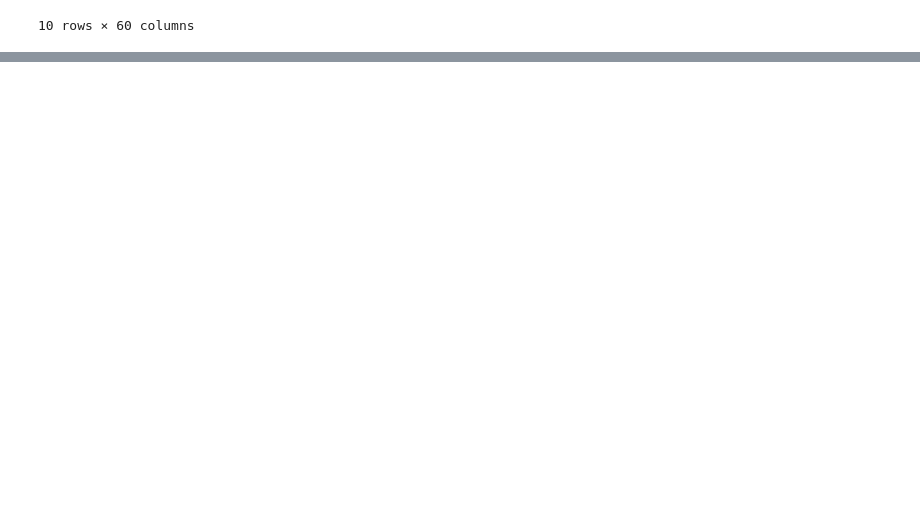
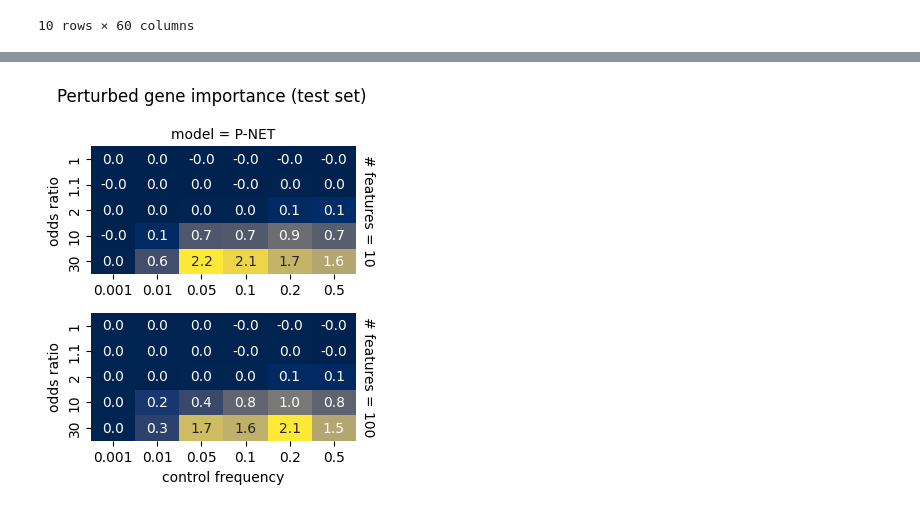
Before and after one commit to millergw/pnet, a Jupyter notebook: notebooks/get_1D_simulation_results.ipynb, the cells around one changed output, grey strips where cells are left out. Saved outputs shown, nothing was run; the diff lists cells and outputs as text; code cells hidden in the pictures; blank space fills up the shorter version.

```diff
--- a/notebooks/get_1D_simulation_results.ipynb
+++ b/notebooks/get_1D_simulation_results.ipynb
@@ -639,0 +436,53 @@ plt.show()
+# %%
+# current: using this for the rank/imps
+
+metric = "AR_importance"  # or "AR_rank", "AR_absolute_importance", "AR_importance"
+eval_set = "test"
+# df_plot_avg_tmp = df_plot_avg[df_plot_avg["n_features"] == 100]
+df_plot_avg_tmp =df_plot_avg
+
+# rename values in the model_type column: pnet --> P-NET, rf --> Random Forest
+df_plot_avg_tmp["model_type"] = df_plot_avg_tmp["model_type"].replace({
+    "pnet": "P-NET",
+    "rf": "Random Forest"
+})
+
+if metric == "AR_rank":
+    cmap_tmp = "cividis_r"
+elif metric == "AR_importance":
+    cmap_tmp = "cividis"
+
+g = sns.FacetGrid(
+    df_plot_avg_tmp,
+    row="n_features",
+    col="model_type",
+    margin_titles=True,
+    height=figsize_tuple[0],
+    aspect=aspect_ratio_value
+)
+
+def draw_heatmap(data, **kwargs):
+    pivoted = data.pivot(index="odds_ratio", columns="control_frequency", values=metric)
+    sns.heatmap(pivoted, cmap=cmap_tmp, annot=True, fmt=".1f", cbar=False, **kwargs)
+
+g.map_dataframe(draw_heatmap)
+g.set_titles(row_template="# features = {row_name}", col_template="model = {col_name}")
+g.set_axis_labels("control frequency", "odds ratio")
+# Adjust spacing
+g.figure.subplots_adjust(top=0.85, hspace=0.1)
+
+g.figure.suptitle(
+    f"Perturbed gene {'importance' if metric == 'AR_importance' else 'rank'} ({eval_set} set)",
+    fontsize=12
+)
+
+# Ensure all x-axis tick labels are shown
+for ax in g.axes.flat:
+    ax.set_xticklabels(ax.get_xticklabels())
+    ax.tick_params(axis='x', labelbottom=True)
+    ax.set_yticklabels(get_smart_odds_ratio_labels(ax))
+
+plt.tight_layout()
+plt.show()
+# %% [output]
+[figure, added]
```
Also changed, not shown: parts of 19 cells of this notebook, 3 other files.
